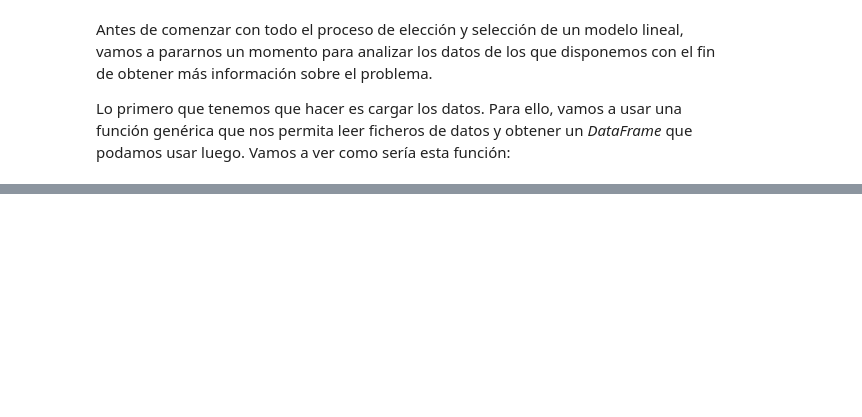
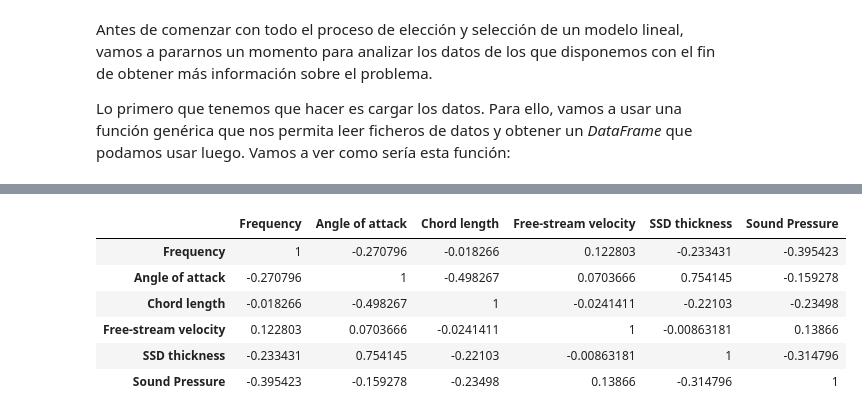
Before and after one commit to Vol0kin/ugr_aprendizaje_automatico, a Jupyter notebook: P3/memoria.ipynb, the cells around one changed output, grey strips where cells are left out. Saved outputs shown, nothing was run; the diff lists cells and outputs as text; code cells hidden in the pictures; blank space fills up the shorter version.

```diff
--- a/P3/memoria.ipynb
+++ b/P3/memoria.ipynb
@@ -105,0 +151,12 @@ haya valores anómalos. Si miramos la salida, vemos que, a pesar de tener un mon
+# %%
+# Obtener gráfica de correlación de Pearson
+corr = train_df.corr()
+corr.style.background_gradient(cmap='coolwarm')
+# %% [output]
+|  | Frequency | Angle of attack | Chord length | Free-stream velocity | SSD thickness | Sound Pressure |
+| Frequency | 1 | -0.270796 | -0.018266 | 0.122803 | -0.233431 | -0.395423 |
+| Angle of attack | -0.270796 | 1 | -0.498267 | 0.0703666 | 0.754145 | -0.159278 |
+| Chord length | -0.018266 | -0.498267 | 1 | -0.0241411 | -0.22103 | -0.23498 |
+| Free-stream velocity | 0.122803 | 0.0703666 | -0.0241411 | 1 | -0.00863181 | 0.13866 |
+| SSD thickness | -0.233431 | 0.754145 | -0.22103 | -0.00863181 | 1 | -0.314796 |
+| Sound Pressure | -0.395423 | -0.159278 | -0.23498 | 0.13866 | -0.314796 | 1 |
```
Also changed, not shown: parts of 16 cells of this notebook, 3 other files.
